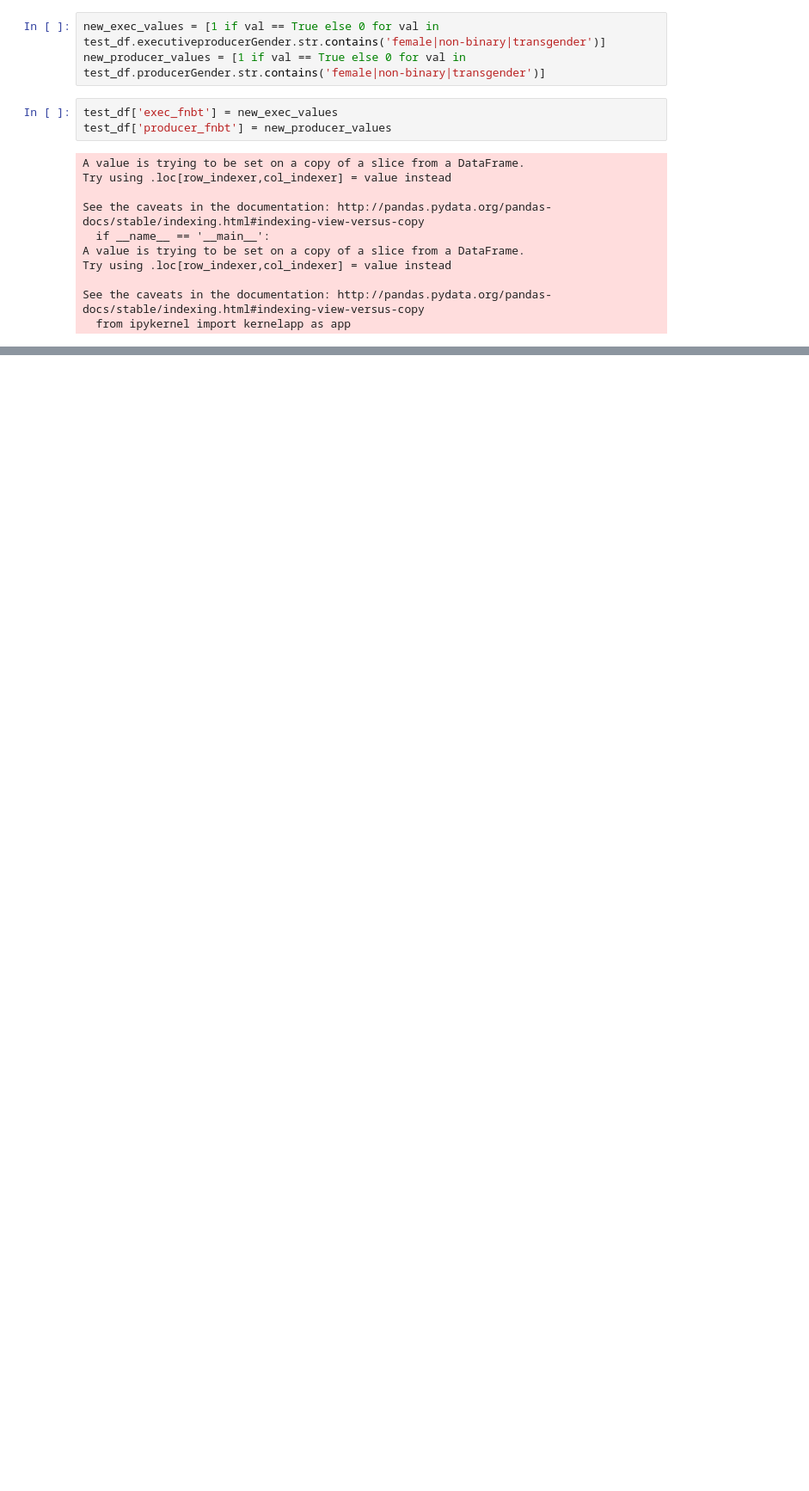
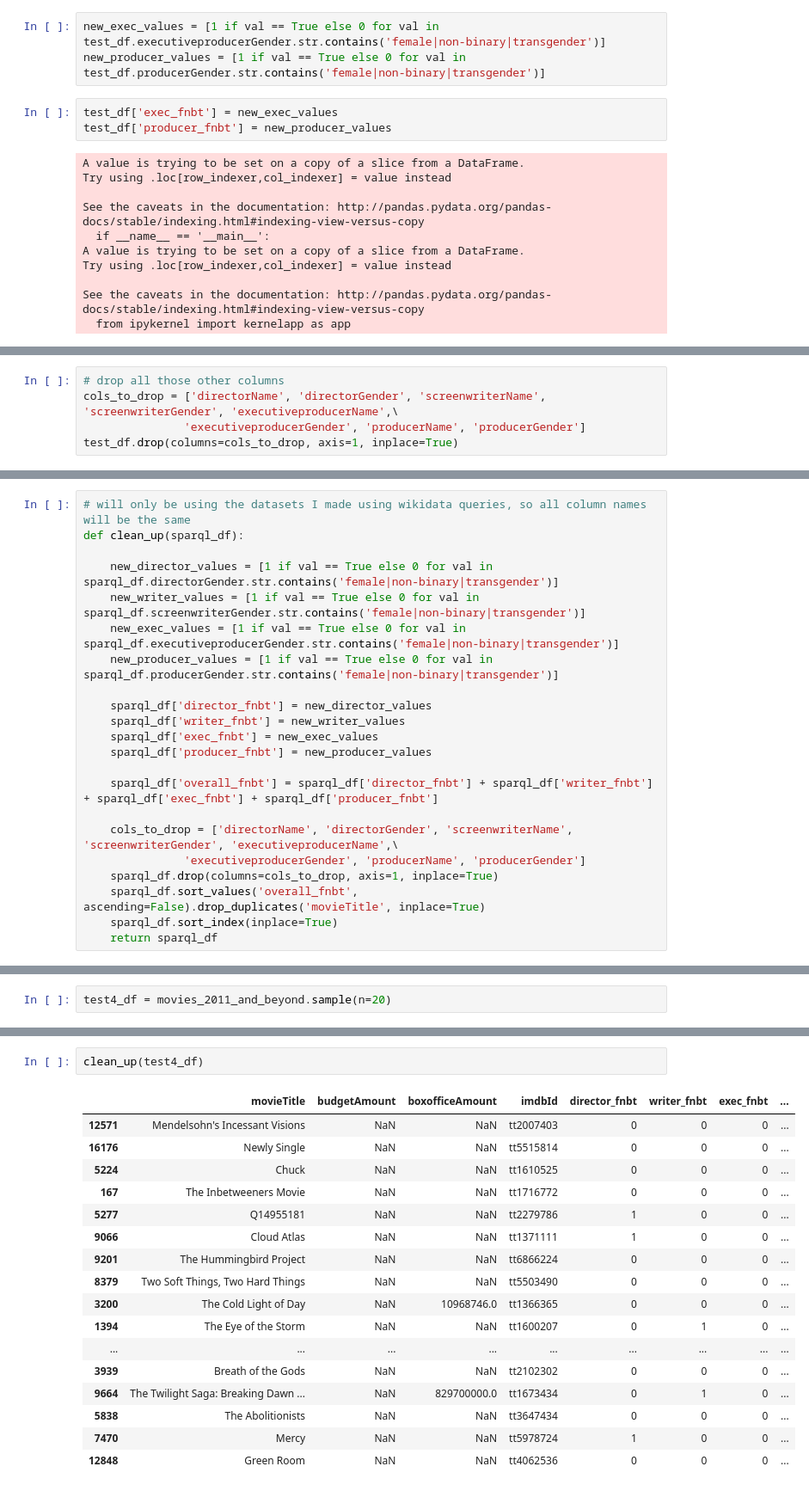
Before and after one commit to MagicMilly/women-in-film-analysis-dashboard, a Jupyter notebook: more_data_munging.ipynb, the cells around one changed output, grey strips where cells are left out. Shown at 86% size. Cells and saved outputs as stored; diff of their text form; blank space fills up the shorter version.

Commit message:
new gender columns good but dropping duplicates not working yet

```diff
--- a/more_data_munging.ipynb
+++ b/more_data_munging.ipynb
@@ -587,0 +585,5 @@ overall_values = [1 if val == True else 0 for val in test_df.screenwriterGender.
+# %%
+# drop all those other columns
+cols_to_drop = ['directorName', 'directorGender', 'screenwriterName', 'screenwriterGender', 'executiveproducerName',\
+               'executiveproducerGender', 'producerName', 'producerGender']
+test_df.drop(columns=cols_to_drop, axis=1, inplace=True)
@@ -587,0 +726,22 @@ overall_values = [1 if val == True else 0 for val in test_df.screenwriterGender.
+# %%
+# will only be using the datasets I made using wikidata queries, so all column names will be the same
+def clean_up(sparql_df):
+
+    new_director_values = [1 if val == True else 0 for val in sparql_df.directorGender.str.contains('female|non-binary|transgender')]
+    new_writer_values = [1 if val == True else 0 for val in sparql_df.screenwriterGender.str.contains('female|non-binary|transgender')]
+    new_exec_values = [1 if val == True else 0 for val in sparql_df.executiveproducerGender.str.contains('female|non-binary|transgender')]
+    new_producer_values = [1 if val == True else 0 for val in sparql_df.producerGender.str.contains('female|non-binary|transgender')]
+
+    sparql_df['director_fnbt'] = new_director_values
+    sparql_df['writer_fnbt'] = new_writer_values
+    sparql_df['exec_fnbt'] = new_exec_values
+    sparql_df['producer_fnbt'] = new_producer_values
+
+    sparql_df['overall_fnbt'] = sparql_df['director_fnbt'] + sparql_df['writer_fnbt'] + sparql_df['exec_fnbt'] + sparql_df['producer_fnbt']
+
+    cols_to_drop = ['directorName', 'directorGender', 'screenwriterName', 'screenwriterGender', 'executiveproducerName',\
+               'executiveproducerGender', 'producerName', 'producerGender']
+    sparql_df.drop(columns=cols_to_drop, axis=1, inplace=True)
+    sparql_df.sort_values('overall_fnbt', ascending=False).drop_duplicates('movieTitle', inplace=True)
+    sparql_df.sort_index(inplace=True)
+    return sparql_df
@@ -587,0 +770,2 @@ overall_values = [1 if val == True else 0 for val in test_df.screenwriterGender.
+# %%
+test4_df = movies_2011_and_beyond.sample(n=20)
@@ -587,0 +792,20 @@ overall_values = [1 if val == True else 0 for val in test_df.screenwriterGender.
+# %%
+clean_up(test4_df)
+# %% [output]
+|  | movieTitle | budgetAmount | boxofficeAmount | imdbId | director_fnbt | writer_fnbt | exec_fnbt | ... |
+| 12571 | Mendelsohn's Incessant Visions | NaN | NaN | tt2007403 | 0 | 0 | 0 | ... |
+| 16176 | Newly Single | NaN | NaN | tt5515814 | 0 | 0 | 0 | ... |
+| 5224 | Chuck | NaN | NaN | tt1610525 | 0 | 0 | 0 | ... |
+| 167 | The Inbetweeners Movie | NaN | NaN | tt1716772 | 0 | 0 | 0 | ... |
+| 5277 | Q14955181 | NaN | NaN | tt2279786 | 1 | 0 | 0 | ... |
+| 9066 | Cloud Atlas | NaN | NaN | tt1371111 | 1 | 0 | 0 | ... |
+| 9201 | The Hummingbird Project | NaN | NaN | tt6866224 | 0 | 0 | 0 | ... |
+| 8379 | Two Soft Things, Two Hard Things | NaN | NaN | tt5503490 | 0 | 0 | 0 | ... |
+| 3200 | The Cold Light of Day | NaN | 10968746.0 | tt1366365 | 0 | 0 | 0 | ... |
+| 1394 | The Eye of the Storm | NaN | NaN | tt1600207 | 0 | 1 | 0 | ... |
+| ... | ... | ... | ... | ... | ... | ... | ... | ... |
+| 3939 | Breath of the Gods | NaN | NaN | tt2102302 | 0 | 0 | 0 | ... |
+| 9664 | The Twilight Saga: Breaking Dawn ... | NaN | 829700000.0 | tt1673434 | 0 | 1 | 0 | ... |
+| 5838 | The Abolitionists | NaN | NaN | tt3647434 | 0 | 0 | 0 | ... |
+| 7470 | Mercy | NaN | NaN | tt5978724 | 1 | 0 | 0 | ... |
+| 12848 | Green Room | NaN | NaN | tt4062536 | 0 | 0 | 0 | ... |
```
Also changed, not shown: parts of 28 cells of this notebook.
